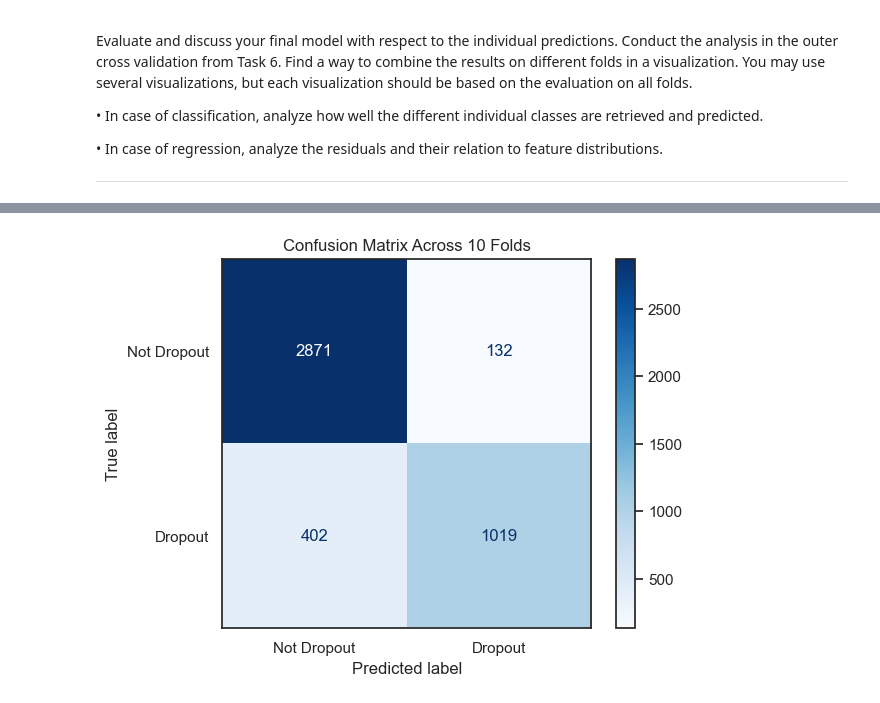
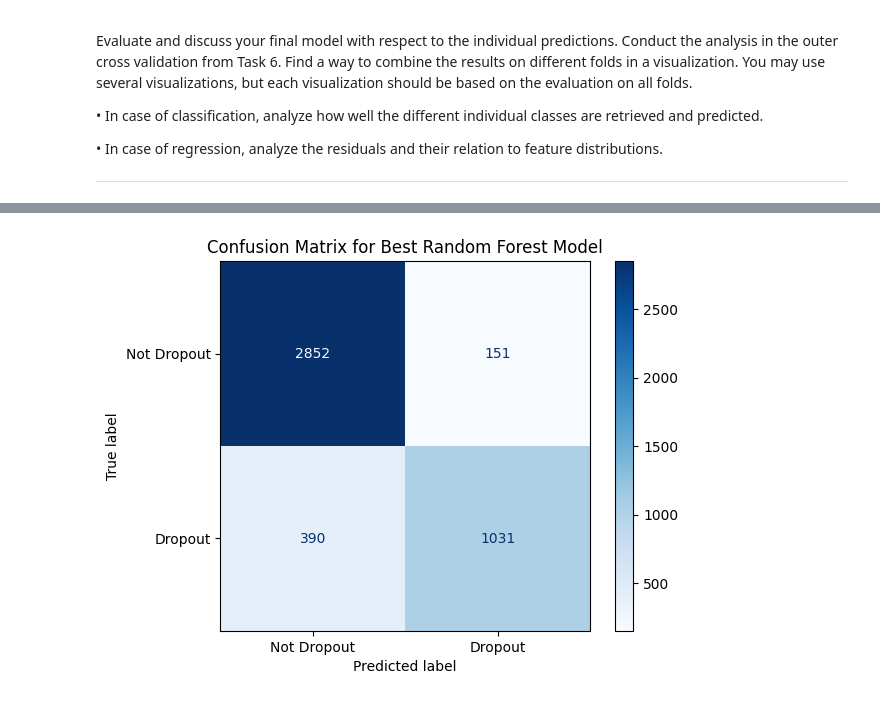
Before and after one commit to Timson1235/clouddocker, a Jupyter notebook: machine_learning/Capstone_Project/experiments.ipynb, the cells around one changed output, grey strips where cells are left out. Saved outputs shown, nothing was run; the diff lists cells and outputs as text; code cells hidden in the pictures.

```diff
--- a/machine_learning/Capstone_Project/experiments.ipynb
+++ b/machine_learning/Capstone_Project/experiments.ipynb
@@ -219,7 +197,3 @@ categorical_features = ['Marital_Status', 'Application_mode', 'Application_order
                         'Mother_qualification', 'Father_qualification', 'Mother_occupation',
                         'Father_occupation', 'Displaced', 'Educational_special_needs', 'Debtor',
                         'Tuition_fees_up_to_date', 'Gender', 'Scholarship_holder', 'International']
-
-# Ensure the columns dfist in the dataframe before converting to categorical
-categorical_features = [col for col in categorical_features if col in df.columns]
-df[categorical_features] = df[categorical_features].astype('category')
@@ -1063,24 +752,19 @@ svm_grid = {'C': [1, 5, 10, 25, 50, 75, 100],
 svm_grid_cv = GridSearchCV(
     estimator=svm_model,
     param_grid=svm_grid,
-    cv=StratifiedKFold(n_splits=10, shuffle=True, random_state=0),
-    n_jobs=8,
+    cv=RepeatedStratifiedKFold(n_splits=10, n_repeats=10, random_state=1),
+    n_jobs=-1,
     scoring=make_scorer(f1_score, pos_label=1)
 )
 
-# Fit the model
-svm_grid_cv.fit(X_scaled, y_dummies)
-
-# After fitting, access the best model and evaluate it using the evaluate_model function
-print(f"Best parameters found: {svm_grid_cv.best_params_}")
 
 # Perform nested cross-validation with training and testing performance
 scoring = {'accuracy': 'accuracy', 'f1_class1': make_scorer(f1_score, pos_label=1)}
 outer_cv_results = cross_validate(
-    estimator=svm_grid_cv.best_estimator_,  # Best SVM model from GridSearchCV
+    estimator=svm_grid_cv,
     X=X_scaled,
     y=y_dummies,
-    cv=StratifiedKFold(n_splits=10, shuffle=True, random_state=0),
+    cv=StratifiedKFold(n_splits=10),
     scoring=scoring,
     return_train_score=True,
     n_jobs=-1
@@ -1115,30 +798,25 @@ rf_model = RandomForestClassifier(random_state=1)
 
 # Hyperparameter grid
 rf_grid = {'n_estimators': [10, 50, 100, 200, 400, 500],
-           'max_depth': [5, 10, 15, 20, 30, 40]}
+           'max_depth': [5, 10, 15, 20, 30, 40, 50]}
 
 # GridSearchCV for hyperparameter selection
 rf_grid_cv = GridSearchCV(
     estimator=rf_model,
     param_grid=rf_grid,
-    cv=StratifiedKFold(n_splits=10, shuffle=True, random_state=0),
-    n_jobs=8,
+    cv=RepeatedStratifiedKFold(n_splits=10, n_repeats=10, random_state=1),
+    n_jobs=-1,
     scoring=make_scorer(f1_score, pos_label=1)
 )
 
-# Fit the model
-rf_grid_cv.fit(df_selected, y_dummies)
-
-# After fitting, access the best model and evaluate it using the evaluate_model function
-print(f"Best parameters found: {rf_grid_cv.best_params_}")
 
 # Perform nested cross-validation with training and testing performance
 scoring = {'accuracy': 'accuracy', 'f1_class1': make_scorer(f1_score, pos_label=1)}
 outer_cv_results = cross_validate(
-    estimator=rf_grid_cv.best_estimator_,  # Best RF model from GridSearchCV
+    estimator=rf_grid_cv,
     X=df_selected,
     y=y_dummies,
-    cv=StratifiedKFold(n_splits=10, shuffle=True, random_state=0),
+    cv=StratifiedKFold(n_splits=10),
     scoring=scoring,
     return_train_score=True,
     n_jobs=-1
@@ -1270,27 +944,26 @@ from sklearn.metrics import confusion_matrix, ConfusionMatrixDisplay
 # %%
-# Evaluate the model with cross-validation
-from sklearn.model_selection import StratifiedKFold
+# Define the best Random Forest model
+best_rf_model = RandomForestClassifier(n_estimators=400, max_depth=50, random_state=1)
 
 cv = StratifiedKFold(n_splits=10, shuffle=True, random_state=0)
 y_true, y_pred = [], []
 
 for train_index, test_index in cv.split(X_scaled, y_dummies):
     X_train, X_test = X_scaled[train_index], X_scaled[test_index]
     y_train, y_test = y_dummies[train_index], y_dummies[test_index]
 
-    # Fit the model and predict
-    svm_model = SVC(C=50, degree=1, kernel='poly')
-    svm_model.fit(X_train, y_train)
-    y_pred_fold = svm_model.predict(X_test)
+    # Fit the best Random Forest model and predict
+    best_rf_model.fit(X_train, y_train)
+    y_pred_fold = best_rf_model.predict(X_test)
 
     y_true.extend(y_test)
     y_pred.extend(y_pred_fold)
 
 # Generate confusion matrix
 cm = confusion_matrix(y_true, y_pred)
 disp = ConfusionMatrixDisplay(confusion_matrix=cm, display_labels=['Not Dropout', 'Dropout'])
 disp.plot(cmap=plt.cm.Blues)
-plt.title("Confusion Matrix Across 10 Folds")
+plt.title(f"Confusion Matrix for Best Random Forest Model")
 plt.show()
 # %% [output]
-[figure, old version]
+[figure, new version]
```
Also changed, not shown: parts of 57 cells of this notebook.
